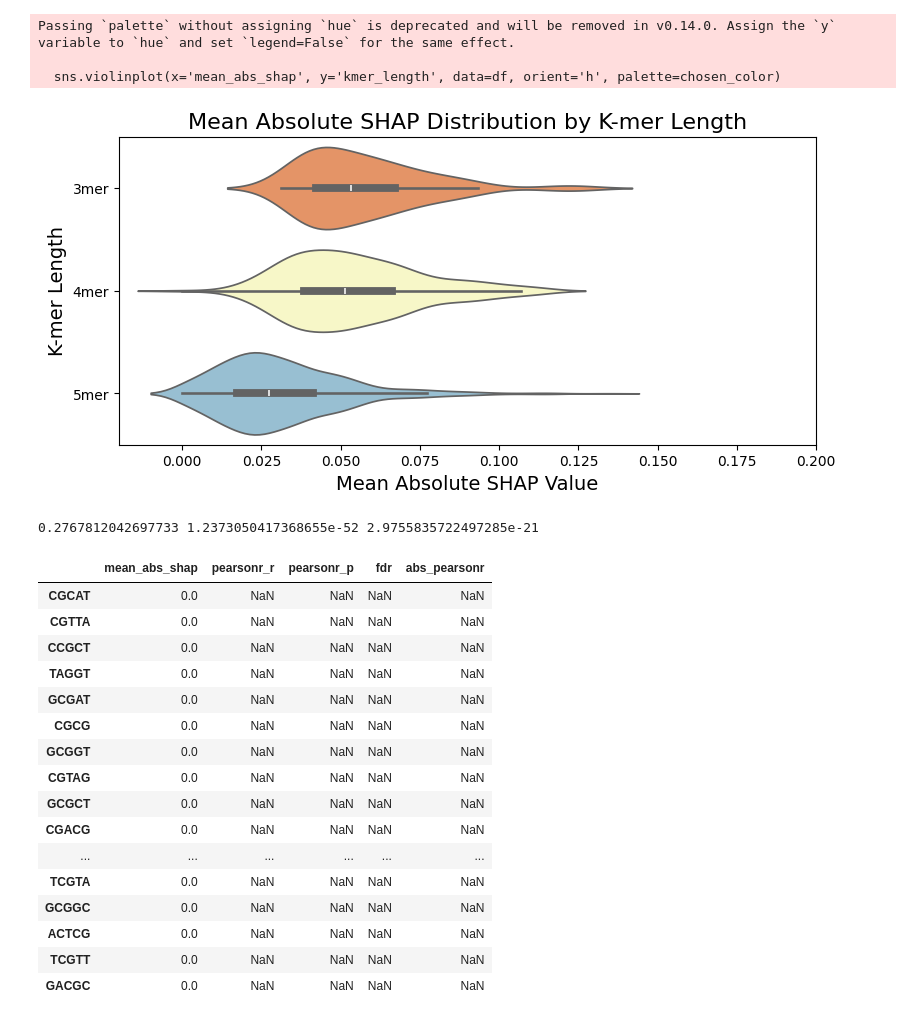
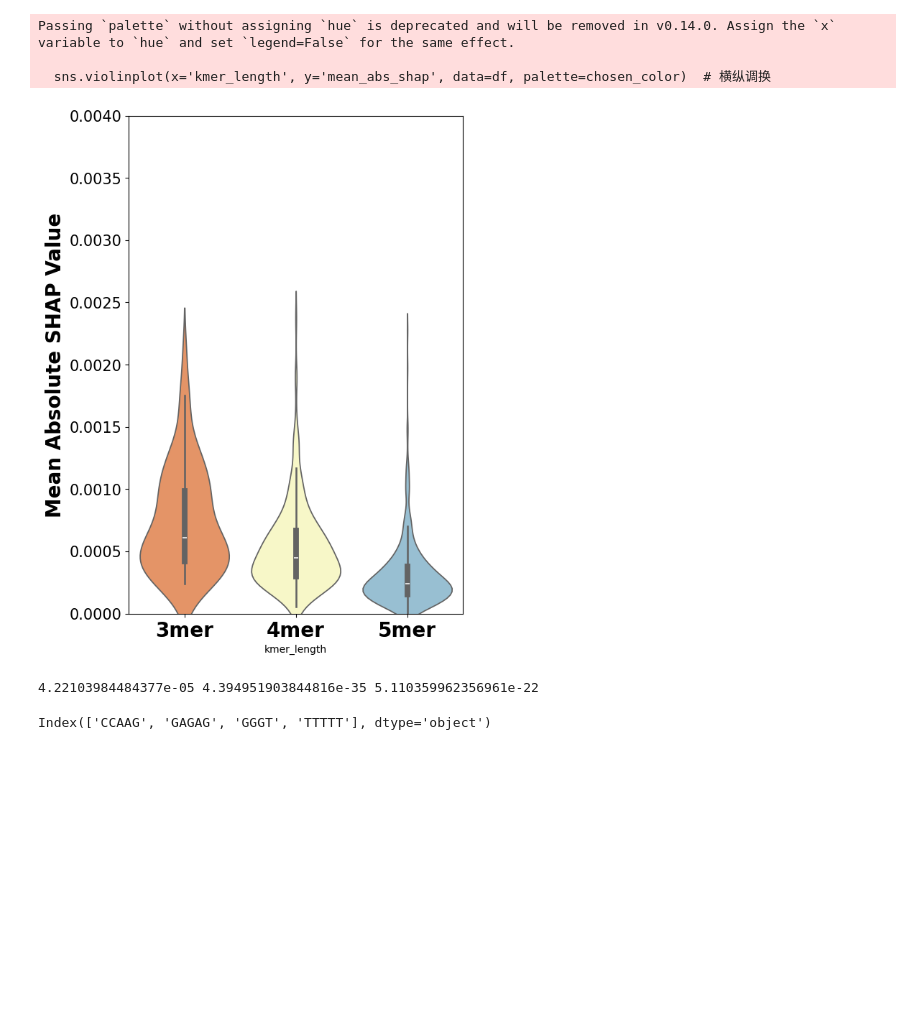
Before and after one commit to zhangysTHU/circExor, a Jupyter notebook: SHAP/circRNA_shap.ipynb, the cells around one changed output. Drawn from its saved outputs; the diff is of its cells as text; code cells hidden in the pictures; blank space fills up the shorter version.

Commit message:
shap analysis for new model

```diff
--- a/SHAP/circRNA_shap.ipynb
+++ b/SHAP/circRNA_shap.ipynb
@@ -12,14 +12,13 @@ import seaborn as sns
 from scipy.stats import kruskal
 from matplotlib.ticker import MaxNLocator
 # %%
-input_path = "/BioII/lulab_b/huangkeyun/zhangys/RNA_locator/circExor/models/saved_models/circRNA_ML_Model_Output/"
-lightGBM_path = os.path.join(input_path,"LightGBM")
-output_path = "/BioII/lulab_b/huangkeyun/zhangys/RNA_locator/python_scripts/SHAP/circRNA_shap_output"
+input_path = "/lulabdata3/huangkeyun/zhangys/RNA_locator/ML_python_scripts/ML_models/circRNA_ML_Model_tridivided_Output/"
+output_path = "./circRNA_shap_output"
 if not (os.path.exists(output_path)):
     os.mkdir(output_path)
 
 # load kmer file
-df_kmer_345 = pd.read_csv(os.path.join(input_path,"df_kmer345_freq.tsv"),sep='\t',index_col= 0)
+df_kmer_345 = pd.read_csv(os.path.join(input_path,"train_kmer345_freq.tsv"),sep='\t',index_col= 0)
 transcript_id = df_kmer_345['RNA_Symbol']
 # convert to x:kmer-freq , y:label
 del df_kmer_345['RNA_Symbol']
@@ -27,5 +26,7 @@ x_kmer = df_kmer_345.values
 y_kmer = np.array(df_kmer_345.index)
 
 # load model
-circExor = joblib.load(os.path.join(lightGBM_path,"best_LightGBM_model.pkl"))
+circExor = joblib.load('/lulabdata3/huangkeyun/zhangys/RNA_locator/ML_python_scripts/ML_models/circRNA_ML_Model_tridivided_Output/RandomForest/best_RandomForest_model.pkl')
+
+df_kmer_345.columns
 # %% [output]
@@ -141,70 +284,61 @@ df = pd.DataFrame({
     'mean_abs_shap': pd.concat([data_3mer, data_4mer, data_5mer]),
     'kmer_length': ['3mer'] * len(data_3mer) + ['4mer'] * len(data_4mer) + ['5mer'] * len(data_5mer)
 })
 
 color_schemes = [
     "coolwarm",       # 热冷配色
     "Spectral",       # 光谱配色
     "Set2",           # 适合分类数据
     "RdBu_r",         # 红蓝配色（反转）
     "viridis",        # Viridis色阶（渐变色）
     "plasma",         # Plasma色阶（渐变色）
     "cividis",        # Cividis色阶（渐变色，适合色盲人群）
     "Blues",          # 蓝色渐变
     "RdYlBu",         # 红黄蓝色系
     "BrBG",           # Brown-Blue-Green
 ]
 
 chosen_color = "RdYlBu"
 
-plt.figure(figsize=(9, 4))
-sns.violinplot(x='mean_abs_shap', y='kmer_length', data=df, orient='h', palette=chosen_color)
-plt.title('Mean Absolute SHAP Distribution by K-mer Length', fontsize=16)
-plt.xlabel('Mean Absolute SHAP Value', fontsize=14)
-plt.ylabel('K-mer Length', fontsize=14)
-plt.xlim(-0.02,0.2)
+# plt.figure(figsize=(9, 4))
+# sns.violinplot(x='mean_abs_shap', y='kmer_length', data=df, orient='h', palette=chosen_color)
+# plt.title('Mean Absolute SHAP Distribution by K-mer Length', fontsize=16)
+# plt.xlabel('Mean Absolute SHAP Value', fontsize=14)
+# plt.ylabel('K-mer Length', fontsize=14)
+# plt.xlim(0,0.03)
 
-plt.savefig('mean_abs_shap_violin_plot.pdf', format='pdf', dpi=1200)
+# plt.savefig('mean_abs_shap_violin_plot.pdf', format='pdf', dpi=1200)
 
+# plt.show()
+plt.figure(figsize=(6, 9))
+sns.violinplot(x='kmer_length', y='mean_abs_shap', data=df, palette=chosen_color)  # 横纵调换
+# plt.title('Mean Absolute SHAP Distribution by K-mer Length', fontsize=16)
+plt.xticks(fontsize=20, fontweight='bold')
+plt.yticks(fontsize=15)
+# plt.xlabel('K-mer Length', fontsize=20, fontweight='bold')
+plt.ylabel('Mean Absolute SHAP Value', fontsize=20, fontweight='bold')
+plt.ylim(0, 0.004)  # 调整y轴限制，原先x轴限制现在移到y轴
+
+plt.savefig('mean_abs_shap_violin_plot_rotated.pdf', format='pdf', dpi=1200)
 plt.show()
 
 # 两两kruskal检验
 stat_34, p_value_34 = kruskal(data_3mer, data_4mer)
 stat_45, p_value_45 = kruskal(data_4mer, data_5mer)
 stat_35, p_value_35 = kruskal(data_3mer, data_5mer)
 print(p_value_34,p_value_45, p_value_35)
 # %% [output]
-Passing `palette` without assigning `hue` is deprecated and will be removed in v0.14.0. Assign the `y` variable to `hue` and set `legend=False` for the same effect.
+Passing `palette` without assigning `hue` is deprecated and will be removed in v0.14.0. Assign the `x` variable to `hue` and set `legend=False` for the same effect.
 
-  sns.violinplot(x='mean_abs_shap', y='kmer_length', data=df, orient='h', palette=chosen_color)
+  sns.violinplot(x='kmer_length', y='mean_abs_shap', data=df, palette=chosen_color)  # 横纵调换
-[figure, old version]
+[figure, new version]
-0.2767812042697733 1.2373050417368655e-52 2.9755835722497285e-21
+4.22103984484377e-05 4.394951903844816e-35 5.110359962356961e-22
 # %%
-TOP20_SHAP_kmer = kmer_info_df.sort_values(by = 'mean_abs_shap', ascending=False).head(n = 20)
+TOP40_SHAP_kmer = kmer_info_df.sort_values(by = 'mean_abs_shap', ascending=False).head(n = 40)
 
-# kmer_info_df['abs_pearsonr'] = kmer_info_df['pearsonr_r'].abs()
-# TOP20_pearsonr_kmer = kmer_info_df.sort_values(by = 'abs_pearsonr', ascending=False).head(n = 20)
-# common_index = TOP20_SHAP_kmer.index.intersection(TOP20_pearsonr_kmer.index)
-# common_index
+kmer_info_df['abs_pearsonr'] = kmer_info_df['pearsonr_r'].abs()
+TOP20_pearsonr_kmer = kmer_info_df.sort_values(by = 'abs_pearsonr', ascending=False).head(n = 20)
+common_index = TOP40_SHAP_kmer.index.intersection(TOP20_pearsonr_kmer.index)
+common_index
+# %% [output]
+Index(['CCAAG', 'GAGAG', 'GGGT', 'TTTTT'], dtype='object')
-# %%
-LESS20_SHAP_kmer = kmer_info_df.sort_values(by = 'mean_abs_shap', ascending=True).head(n = 20)
-LESS20_pearsonr_kmer = kmer_info_df.sort_values(by = 'abs_pearsonr', ascending=True).head(n = 20)
-LESS20_SHAP_kmer
-# %% [output]
-|  | mean_abs_shap | pearsonr_r | pearsonr_p | fdr | abs_pearsonr |
-| CGCAT | 0.0 | NaN | NaN | NaN | NaN |
-| CGTTA | 0.0 | NaN | NaN | NaN | NaN |
-| CCGCT | 0.0 | NaN | NaN | NaN | NaN |
-| TAGGT | 0.0 | NaN | NaN | NaN | NaN |
-| GCGAT | 0.0 | NaN | NaN | NaN | NaN |
-| CGCG | 0.0 | NaN | NaN | NaN | NaN |
-| GCGGT | 0.0 | NaN | NaN | NaN | NaN |
-| CGTAG | 0.0 | NaN | NaN | NaN | NaN |
-| GCGCT | 0.0 | NaN | NaN | NaN | NaN |
-| CGACG | 0.0 | NaN | NaN | NaN | NaN |
-| ... | ... | ... | ... | ... | ... |
-| TCGTA | 0.0 | NaN | NaN | NaN | NaN |
-| GCGGC | 0.0 | NaN | NaN | NaN | NaN |
-| ACTCG | 0.0 | NaN | NaN | NaN | NaN |
-| TCGTT | 0.0 | NaN | NaN | NaN | NaN |
-| GACGC | 0.0 | NaN | NaN | NaN | NaN |
```
Also changed, not shown: parts of 15 cells of this notebook, 20 other files.
